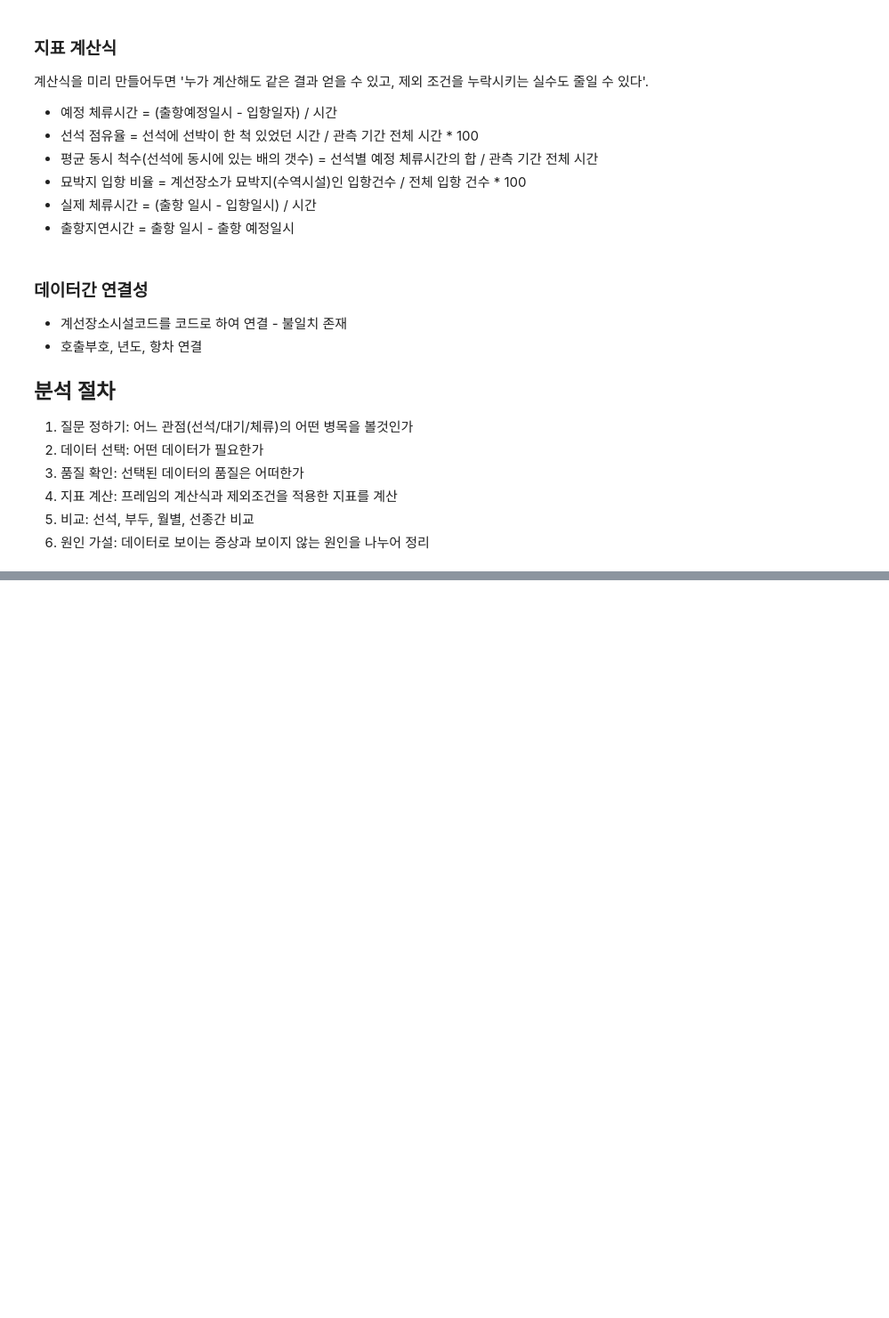
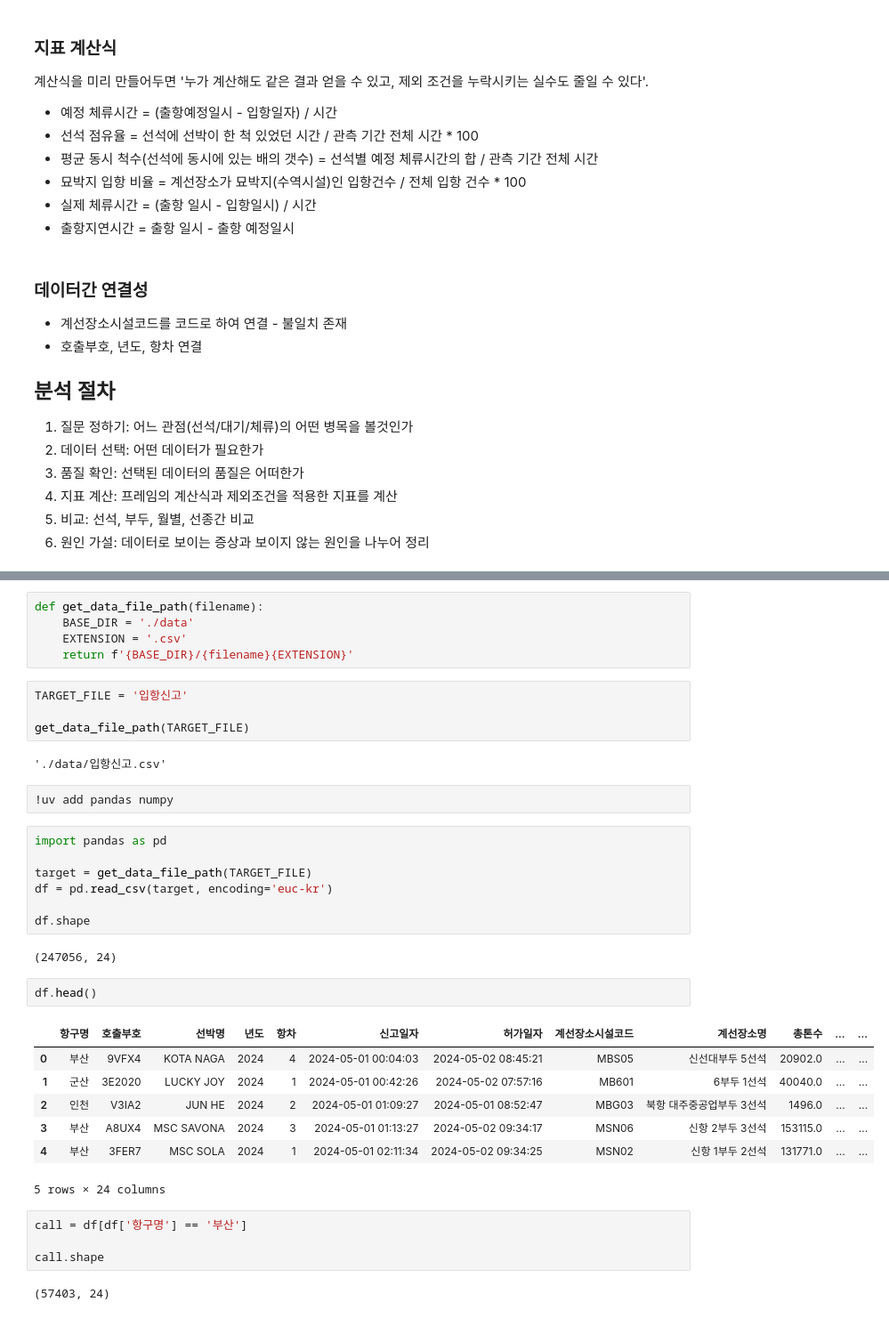
Before and after one commit to eddie1031/2026_SKP_011, a Jupyter notebook: bottle_neck.ipynb, the cells around one changed output, grey strips where cells are left out. Shown at 89% size. Drawn from its saved outputs; the diff is of its cells as text; blank space fills up the shorter version.

```diff
--- a/bottle_neck.ipynb
+++ b/bottle_neck.ipynb
@@ -77,0 +116,38 @@
+# %%
+def get_data_file_path(filename):
+    BASE_DIR = './data'
+    EXTENSION = '.csv'
+    return f'{BASE_DIR}/{filename}{EXTENSION}'
+# %%
+TARGET_FILE = '입항신고'
+
+get_data_file_path(TARGET_FILE)
+# %% [output]
+'./data/입항신고.csv'
+# %%
+!uv add pandas numpy
+# %%
+import pandas as pd
+
+target = get_data_file_path(TARGET_FILE)
+df = pd.read_csv(target, encoding='euc-kr')
+
+df.shape
+# %% [output]
+(247056, 24)
+# %%
+df.head()
+# %% [output]
+|  | 항구명 | 호출부호 | 선박명 | 년도 | 항차 | 신고일자 | 허가일자 | 계선장소시설코드 | 계선장소명 | 총톤수 | ... | ... |
+| 0 | 부산 | 9VFX4 | KOTA NAGA | 2024 | 4 | 2024-05-01 00:04:03 | 2024-05-02 08:45:21 | MBS05 | 신선대부두 5선석 | 20902.0 | ... | ... |
+| 1 | 군산 | 3E2020 | LUCKY JOY | 2024 | 1 | 2024-05-01 00:42:26 | 2024-05-02 07:57:16 | MB601 | 6부두 1선석 | 40040.0 | ... | ... |
+| 2 | 인천 | V3IA2 | JUN HE | 2024 | 2 | 2024-05-01 01:09:27 | 2024-05-01 08:52:47 | MBG03 | 북항 대주중공업부두 3선석 | 1496.0 | ... | ... |
+| 3 | 부산 | A8UX4 | MSC SAVONA | 2024 | 3 | 2024-05-01 01:13:27 | 2024-05-02 09:34:17 | MSN06 | 신항 2부두 3선석 | 153115.0 | ... | ... |
+| 4 | 부산 | 3FER7 | MSC SOLA | 2024 | 1 | 2024-05-01 02:11:34 | 2024-05-02 09:34:25 | MSN02 | 신항 1부두 2선석 | 131771.0 | ... | ... |
+5 rows × 24 columns
+# %%
+call = df[df['항구명'] == '부산']
+
+call.shape
+# %% [output]
+(57403, 24)
```
Also changed, not shown: parts of 12 cells of this notebook, 3 other files.
